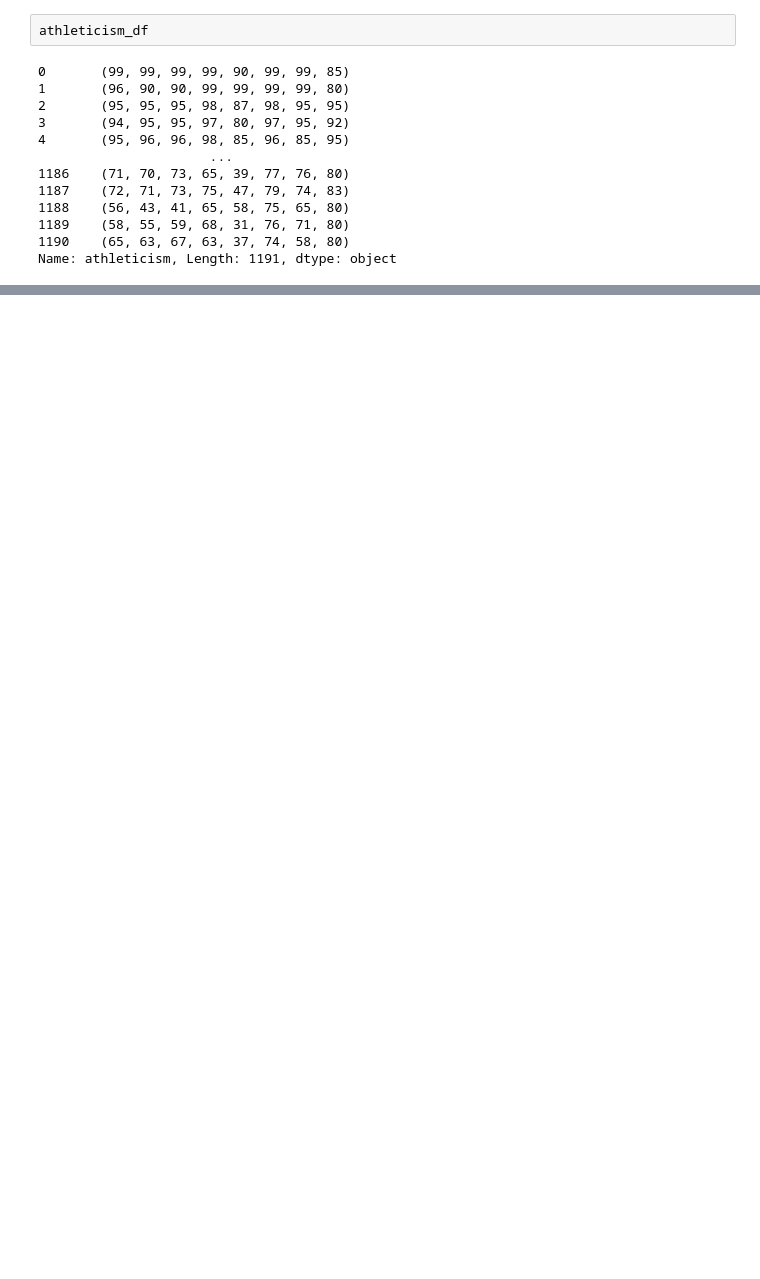
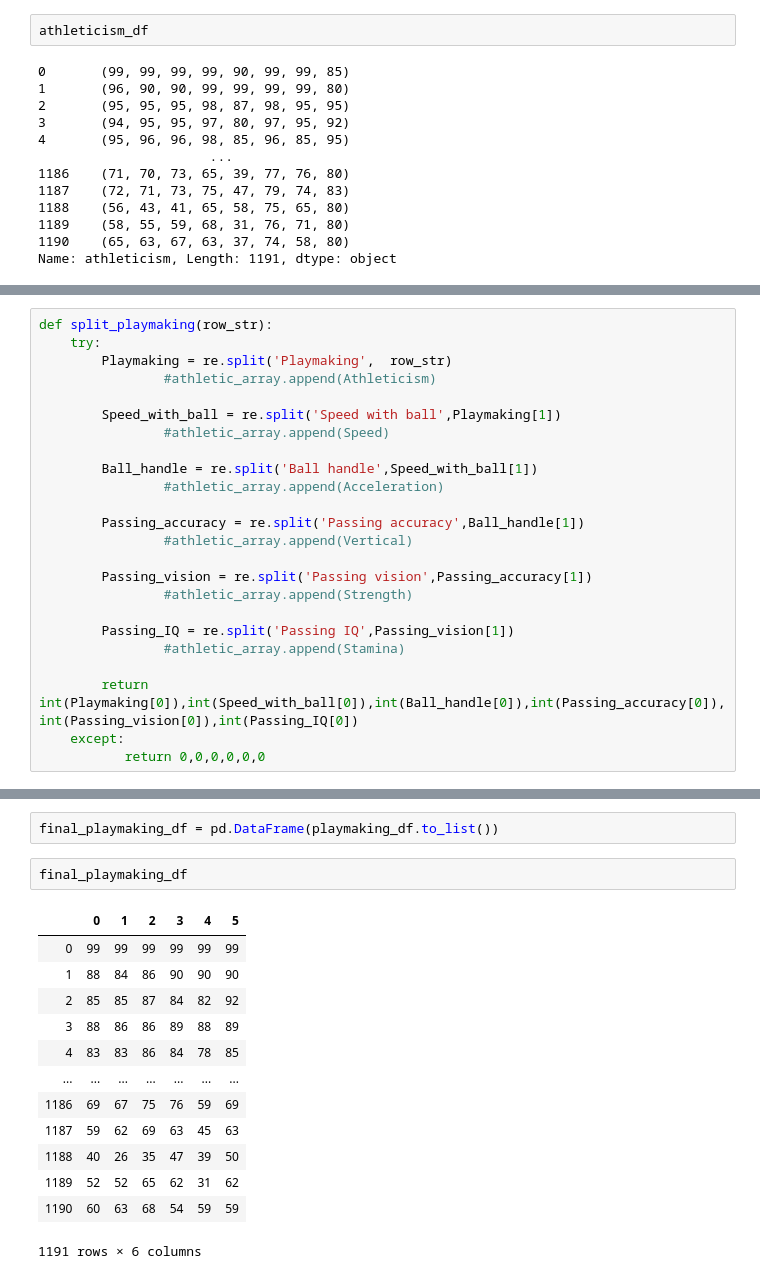
Before and after one commit to brandonmojica/2k_my_teams_analysis, a Jupyter notebook: Untitled.ipynb, the cells around one changed output, grey strips where cells are left out. Cells and saved outputs as stored; diff of their text form; blank space fills up the shorter version.

```diff
--- a/Untitled.ipynb
+++ b/Untitled.ipynb
@@ -204,0 +149,24 @@ final_athleticism
+# %%
+def split_playmaking(row_str):
+    try:
+        Playmaking = re.split('Playmaking',  row_str)
+                #athletic_array.append(Athleticism)
+
+        Speed_with_ball = re.split('Speed with ball',Playmaking[1])
+                #athletic_array.append(Speed)
+
+        Ball_handle = re.split('Ball handle',Speed_with_ball[1])
+                #athletic_array.append(Acceleration)
+
+        Passing_accuracy = re.split('Passing accuracy',Ball_handle[1])
+                #athletic_array.append(Vertical)
+
+        Passing_vision = re.split('Passing vision',Passing_accuracy[1])
+                #athletic_array.append(Strength)
+
+        Passing_IQ = re.split('Passing IQ',Passing_vision[1])
+                #athletic_array.append(Stamina)
+
+        return int(Playmaking[0]),int(Speed_with_ball[0]),int(Ball_handle[0]),int(Passing_accuracy[0]),int(Passing_vision[0]),int(Passing_IQ[0])
+    except:
+           return 0,0,0,0,0,0
@@ -204,0 +195,18 @@ final_athleticism
+# %%
+final_playmaking_df = pd.DataFrame(playmaking_df.to_list())
+# %%
+final_playmaking_df
+# %% [output]
+|  | 0 | 1 | 2 | 3 | 4 | 5 |
+| 0 | 99 | 99 | 99 | 99 | 99 | 99 |
+| 1 | 88 | 84 | 86 | 90 | 90 | 90 |
+| 2 | 85 | 85 | 87 | 84 | 82 | 92 |
+| 3 | 88 | 86 | 86 | 89 | 88 | 89 |
+| 4 | 83 | 83 | 86 | 84 | 78 | 85 |
+| ... | ... | ... | ... | ... | ... | ... |
+| 1186 | 69 | 67 | 75 | 76 | 59 | 69 |
+| 1187 | 59 | 62 | 69 | 63 | 45 | 63 |
+| 1188 | 40 | 26 | 35 | 47 | 39 | 50 |
+| 1189 | 52 | 52 | 65 | 62 | 31 | 62 |
+| 1190 | 60 | 63 | 68 | 54 | 59 | 59 |
+1191 rows × 6 columns
```
Also changed, not shown: parts of 41 cells of this notebook.
